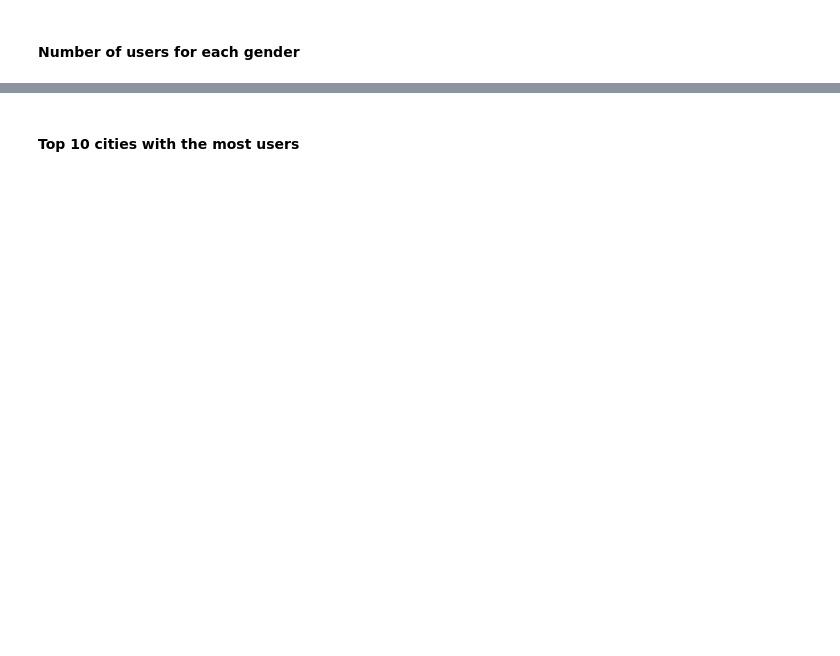
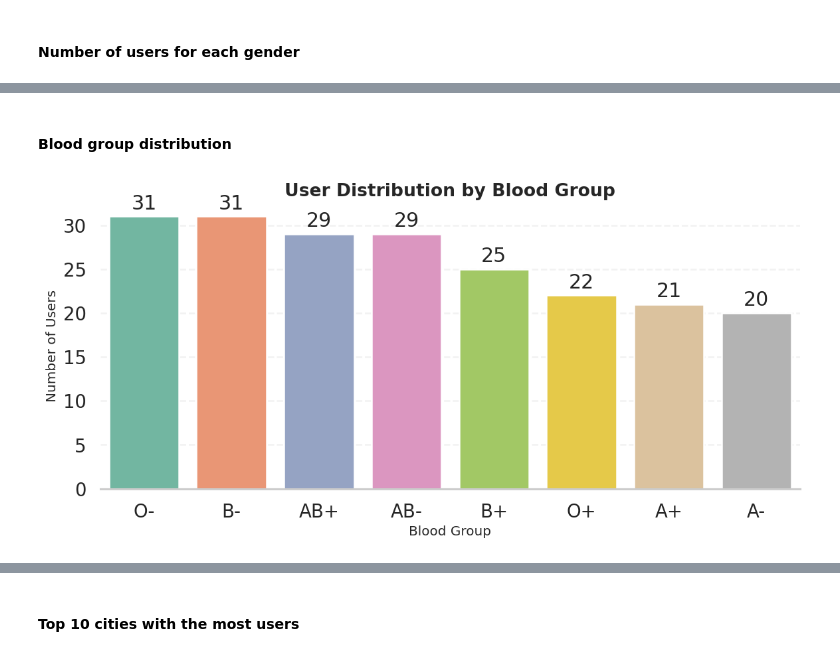
Before and after one commit to Data-Legend/usersData_from_api_to_insights, a Jupyter notebook: api_to_eda.ipynb, the cells around one changed output, grey strips where cells are left out. Drawn from its saved outputs; the diff is of its cells as text; code cells hidden in the pictures; blank space fills up the shorter version.

```diff
--- a/api_to_eda.ipynb
+++ b/api_to_eda.ipynb
@@ -278,0 +255,26 @@ plt.show()
+# %% [markdown]
+#### Blood group distribution
+# %%
+# Distribution of users by blood group
+fig, ax = plt.subplots(figsize=(10, 5))
+bg_order = final_df['bloodGroup'].value_counts().index
+bg_palette = dict(zip(bg_order, sns.color_palette('Set2', n_colors=len(bg_order))))
+sns.countplot(
+    data=final_df,
+    x='bloodGroup',
+    order=bg_order,
+    hue='bloodGroup',
+    palette=bg_palette,
+    legend=False,
+    ax=ax
+)
+for container in ax.containers:
+    ax.bar_label(container, padding=3)
+ax.set_title('User Distribution by Blood Group')
+ax.set_xlabel('Blood Group')
+ax.set_ylabel('Number of Users')
+sns.despine(left=True)
+plt.tight_layout()
+plt.show()
+# %% [output]
+[figure, added]
```
Also changed, not shown: parts of 23 cells of this notebook, 6 other files.
